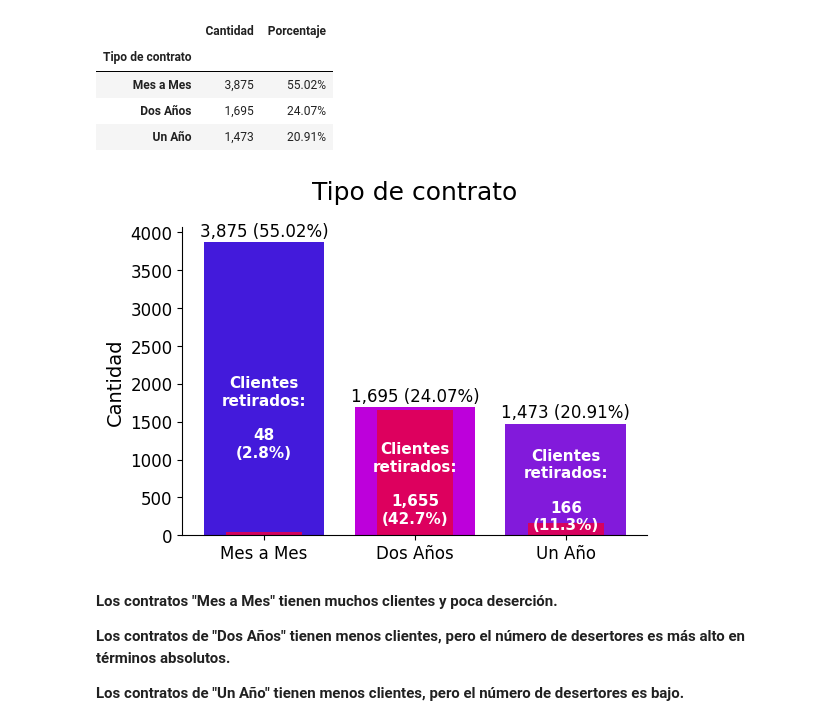
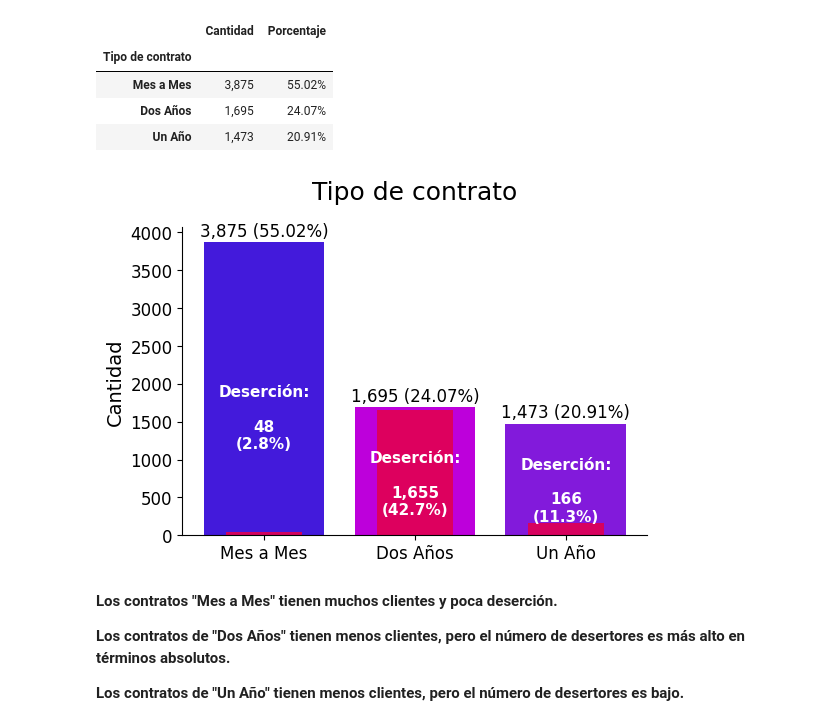
Before and after one commit to JGP-Code/TelecomX_LATAM_Challenge, a Jupyter notebook: TelecomX_LATAM.ipynb, the cells around one changed output. Saved outputs shown, nothing was run; the diff lists cells and outputs as text; code cells hidden in the pictures.

Commit message:
se actualiza gráfica de deserción por mes

```diff
--- a/TelecomX_LATAM.ipynb
+++ b/TelecomX_LATAM.ipynb
@@ -534,7 +534,7 @@ for i, (cant, pct) in enumerate(zip(cuenta_genero.values, porcentaje_genero.valu
 #etiquetas Churn
 for i, (cant_churn, pct_churn) in enumerate(zip(churn_cuenta_genero.values, churn_porcentaje_genero.values)):
     ax.text(i, cuenta_genero.values[i] * 0.25,   # posición vertical de la etiqueta "Clientes retirados"
-            f"Clientes retirados:\n\n{cant_churn:,}\n({pct_churn:.1f}%)",
+            f"Deserción:\n\n{cant_churn:,}\n({pct_churn:.1f}%)",
             ha='center', va='center',
             fontsize=11, color='white', fontweight='bold')
 
@@ -600,35 +600,35 @@ ax.bar(cuenta_contrato.index, cuenta_contrato.values, color=colores)
 ax.bar(cuenta_contrato.index, churn_cuenta_contrato.values, color=colores_churn,
     width=0.5,          # más delgada para que se vea como "sombreado"
     alpha=0.9)
 
 ax.set_title('Tipo de contrato',
              loc='center', fontsize=18, pad = 20)
 ax.set_xlabel('') #en este caso dejo vacio
 ax.set_ylabel('Cantidad', fontsize=14)
 ax.xaxis.set_tick_params(labelsize=12)
 ax.yaxis.set_tick_params(labelsize=12)
 
 #etiquetas barra principal
 for i, (cant, pct) in enumerate(zip(cuenta_contrato.values, porcentaje_contrato.values)):
     ax.text(i, cant + 0.02 * max(cuenta_contrato.values),
             f"{cant:,} ({pct:.2f}%)",
             ha='center', fontsize=12)
 
 #etiquetas de churn
 for i, (cant_churn, pct_churn) in enumerate(zip(churn_cuenta_contrato.values, churn_porcentaje_contrato.values)):
     ax.text(i, cuenta_contrato.values[i] * 0.4,   # posición vertical de la etiqueta "Clientes retirados"
-            f"Clientes\nretirados:\n\n{cant_churn:,}\n({pct_churn:.1f}%)",
+            f"Deserción:\n\n{cant_churn:,}\n({pct_churn:.1f}%)",
             ha='center', va='center',
             fontsize=11, color='white', fontweight='bold')
 
 
 #eliminar la línea superior del gráfico
 ax.spines['top'].set_visible(False)
 ax.spines['right'].set_visible(False)
 
 plt.show()
 # %% [output]
-[figure, old version]
+[figure, new version]
 # %% [markdown]
 **Los contratos "Mes a Mes" tienen muchos clientes y poca deserción.**
 
```
Also changed, not shown: parts of 2 cells of this notebook.
